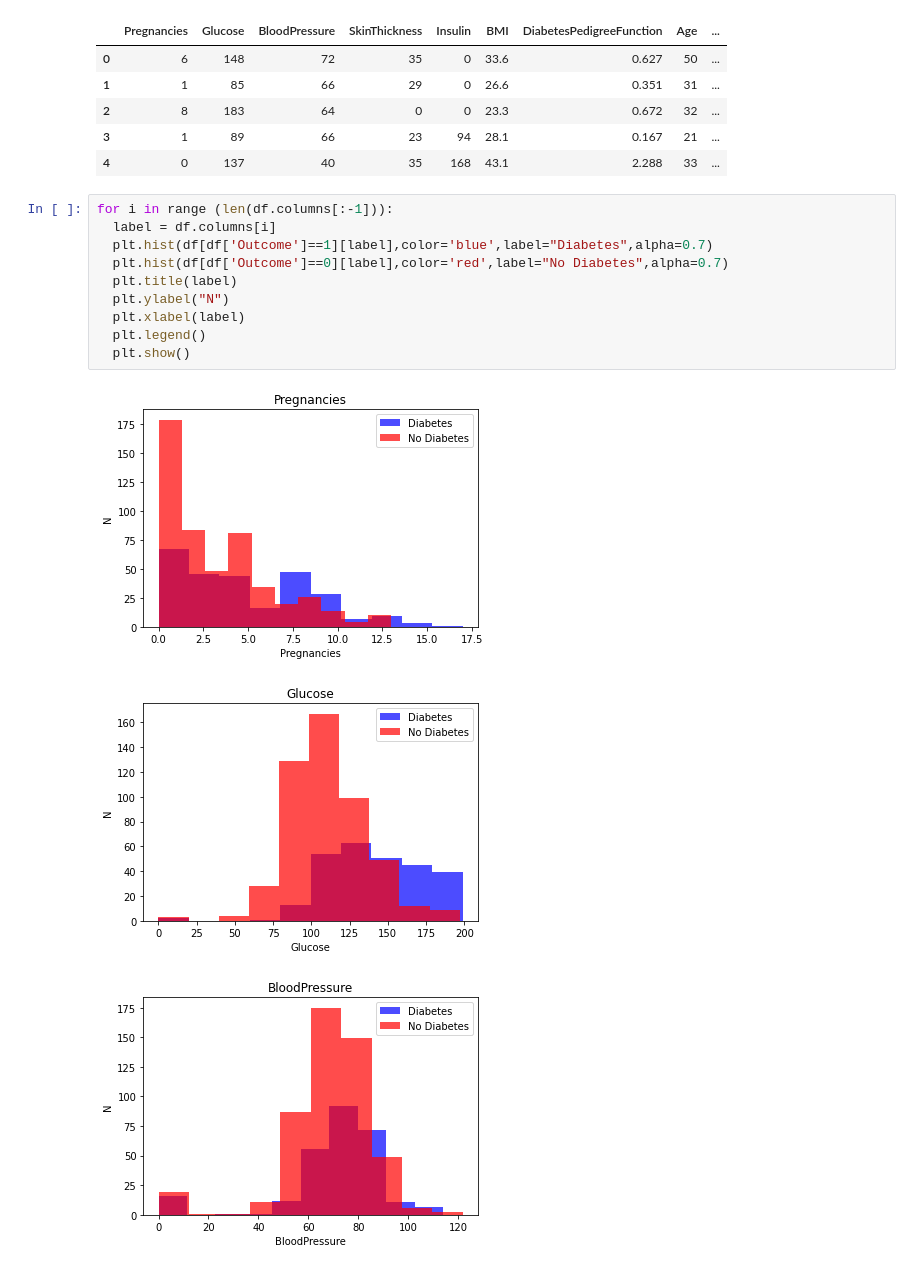
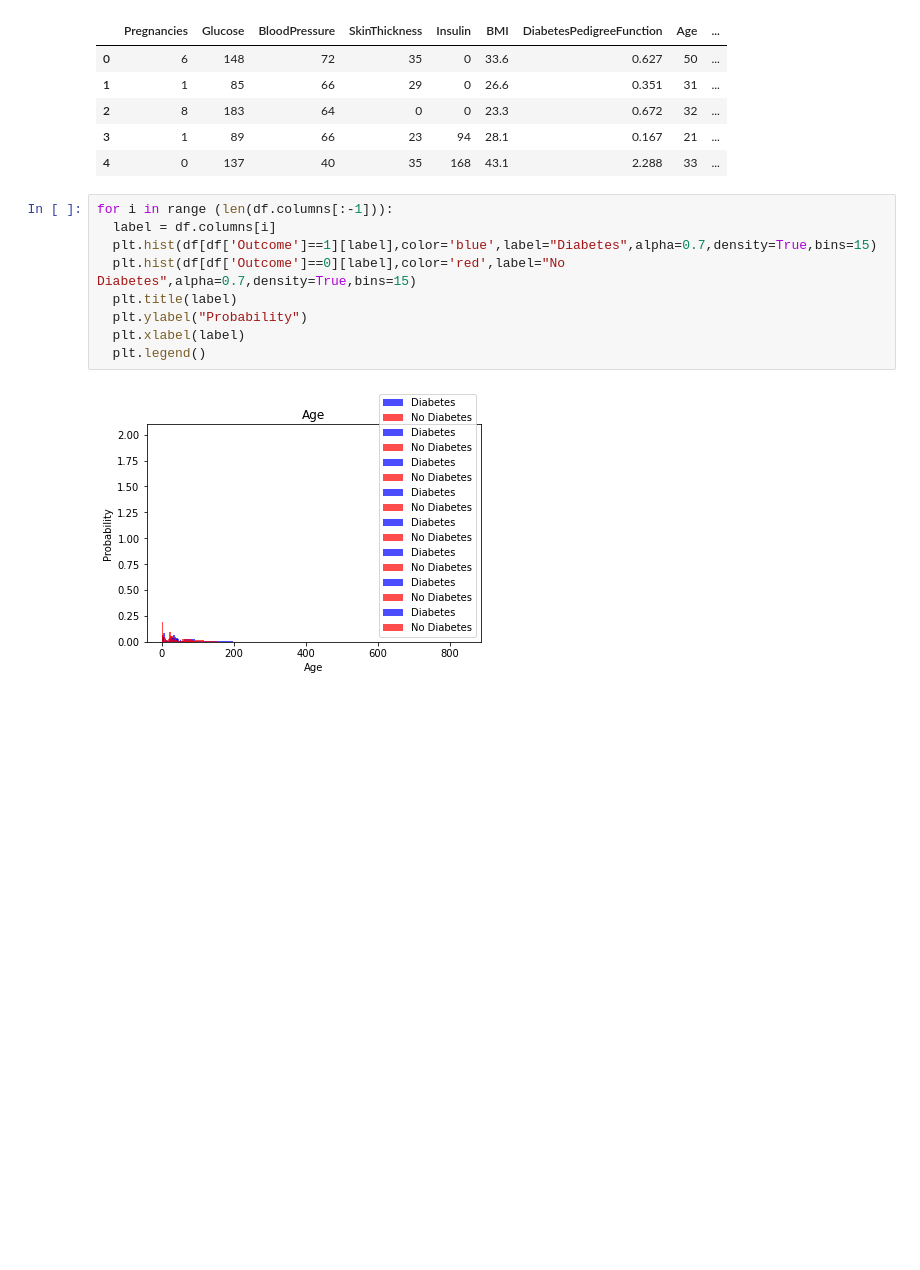
Before and after one commit to AmandeepSingh789/AmandeepSingh789, a Jupyter notebook: feed_forward_neural_net.ipynb, the cells around one changed output. Drawn from its saved outputs; the diff is of its cells as text; blank space fills up the shorter version.

```diff
--- a/feed_forward_neural_net.ipynb
+++ b/feed_forward_neural_net.ipynb
@@ -21,14 +23,11 @@ df.head()
 # %%
 for i in range (len(df.columns[:-1])):
   label = df.columns[i]
-  plt.hist(df[df['Outcome']==1][label],color='blue',label="Diabetes",alpha=0.7)
-  plt.hist(df[df['Outcome']==0][label],color='red',label="No Diabetes",alpha=0.7)
+  plt.hist(df[df['Outcome']==1][label],color='blue',label="Diabetes",alpha=0.7,density=True,bins=15)
+  plt.hist(df[df['Outcome']==0][label],color='red',label="No Diabetes",alpha=0.7,density=True,bins=15)
   plt.title(label)
-  plt.ylabel("N")
+  plt.ylabel("Probability")
   plt.xlabel(label)
   plt.legend()
-  plt.show()
 # %% [output]
-[figure, old version]
+[figure, new version]
-[figure, removed]
-[figure, removed]
```
Also changed, not shown: parts of 15 cells of this notebook.
